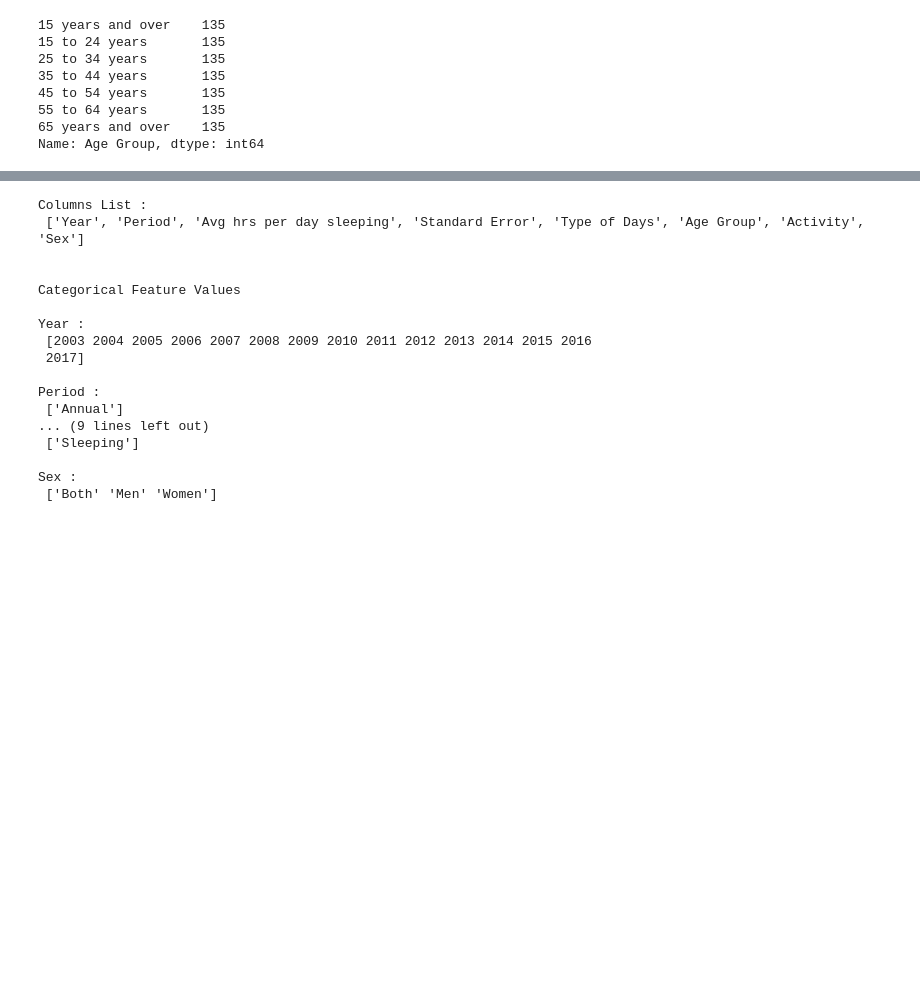
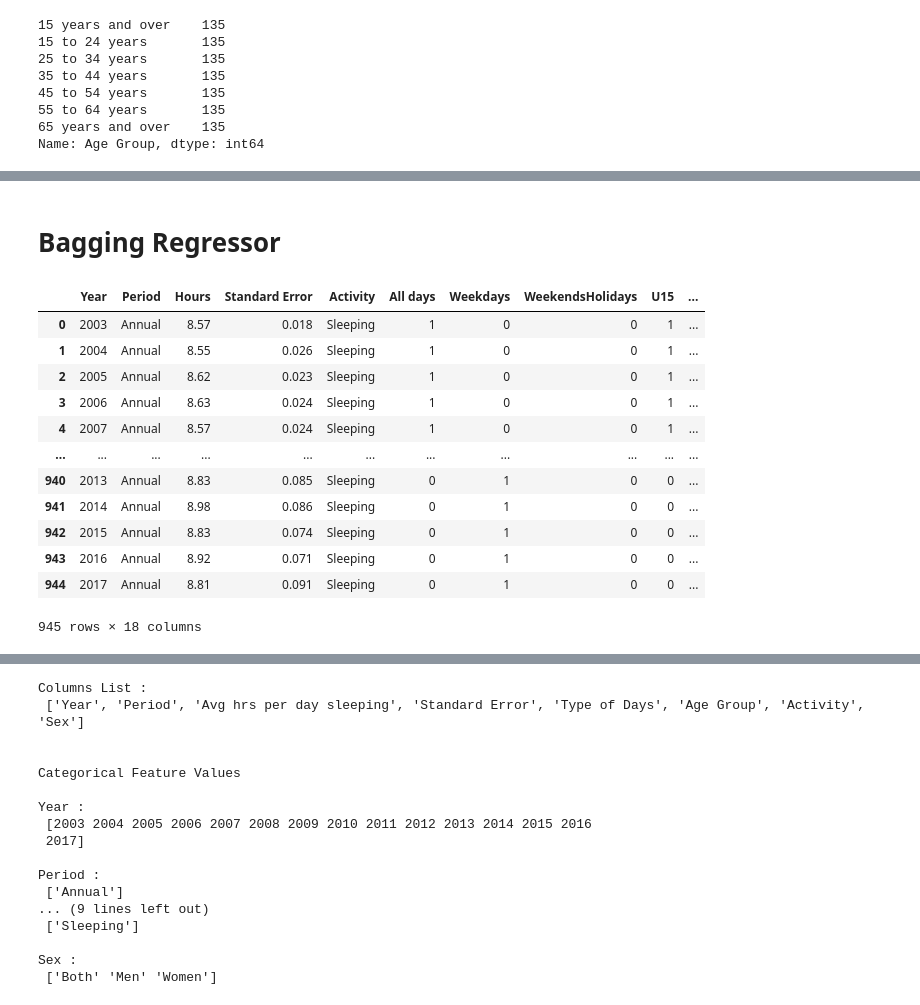
Before and after one commit to amicarellade/cs4342-finalp, a Jupyter notebook: Project.ipynb, the cells around one changed output, grey strips where cells are left out. Drawn from its saved outputs; the diff is of its cells as text; code cells hidden in the pictures; blank space fills up the shorter version.

```diff
--- a/Project.ipynb
+++ b/Project.ipynb
@@ -245,0 +248,21 @@ sns.heatmap(df.corr(),cmap='flare',annot=True)
+# %% [markdown]
+# Bagging Regressor
+# %%
+df.rename(columns = {'Avg hrs per day sleeping':'Hours'}, inplace = True)
+df.rename(columns = {'Type of Days':'Days'}, inplace = True)
+df.rename(columns = {'Age Group':'Age'}, inplace = True)
+df
+# %% [output]
+|  | Year | Period | Hours | Standard Error | Activity | All days | Weekdays | WeekendsHolidays | U15 | ... |
+| 0 | 2003 | Annual | 8.57 | 0.018 | Sleeping | 1 | 0 | 0 | 1 | ... |
+| 1 | 2004 | Annual | 8.55 | 0.026 | Sleeping | 1 | 0 | 0 | 1 | ... |
+| 2 | 2005 | Annual | 8.62 | 0.023 | Sleeping | 1 | 0 | 0 | 1 | ... |
+| 3 | 2006 | Annual | 8.63 | 0.024 | Sleeping | 1 | 0 | 0 | 1 | ... |
+| 4 | 2007 | Annual | 8.57 | 0.024 | Sleeping | 1 | 0 | 0 | 1 | ... |
+| ... | ... | ... | ... | ... | ... | ... | ... | ... | ... | ... |
+| 940 | 2013 | Annual | 8.83 | 0.085 | Sleeping | 0 | 1 | 0 | 0 | ... |
+| 941 | 2014 | Annual | 8.98 | 0.086 | Sleeping | 0 | 1 | 0 | 0 | ... |
+| 942 | 2015 | Annual | 8.83 | 0.074 | Sleeping | 0 | 1 | 0 | 0 | ... |
+| 943 | 2016 | Annual | 8.92 | 0.071 | Sleeping | 0 | 1 | 0 | 0 | ... |
+| 944 | 2017 | Annual | 8.81 | 0.091 | Sleeping | 0 | 1 | 0 | 0 | ... |
+945 rows × 18 columns
```
Also changed, not shown: parts of 18 cells of this notebook.
